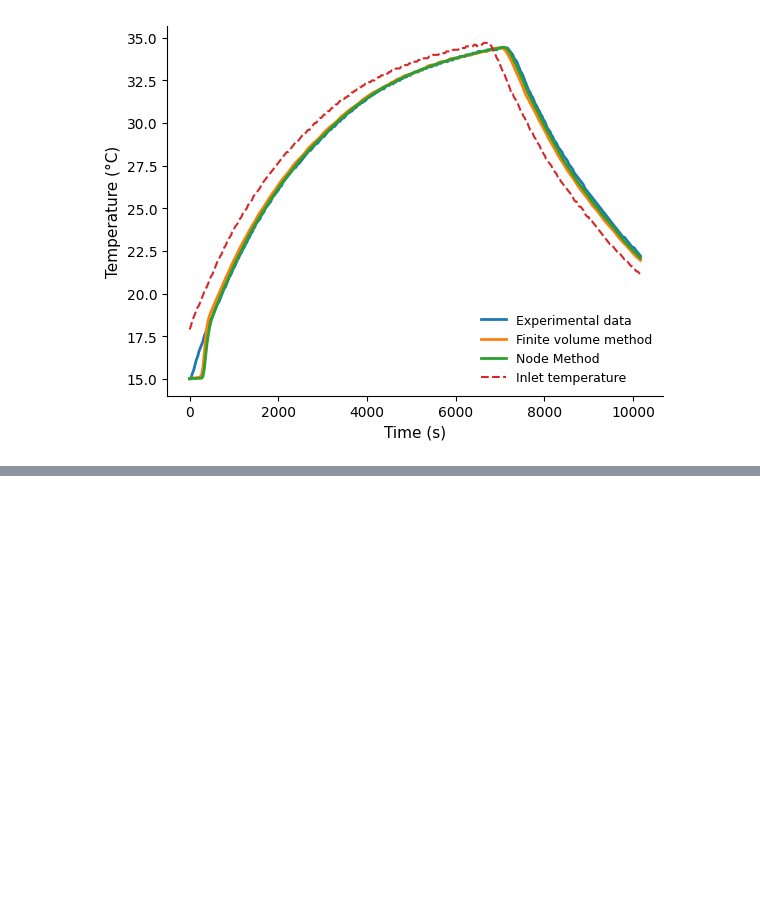
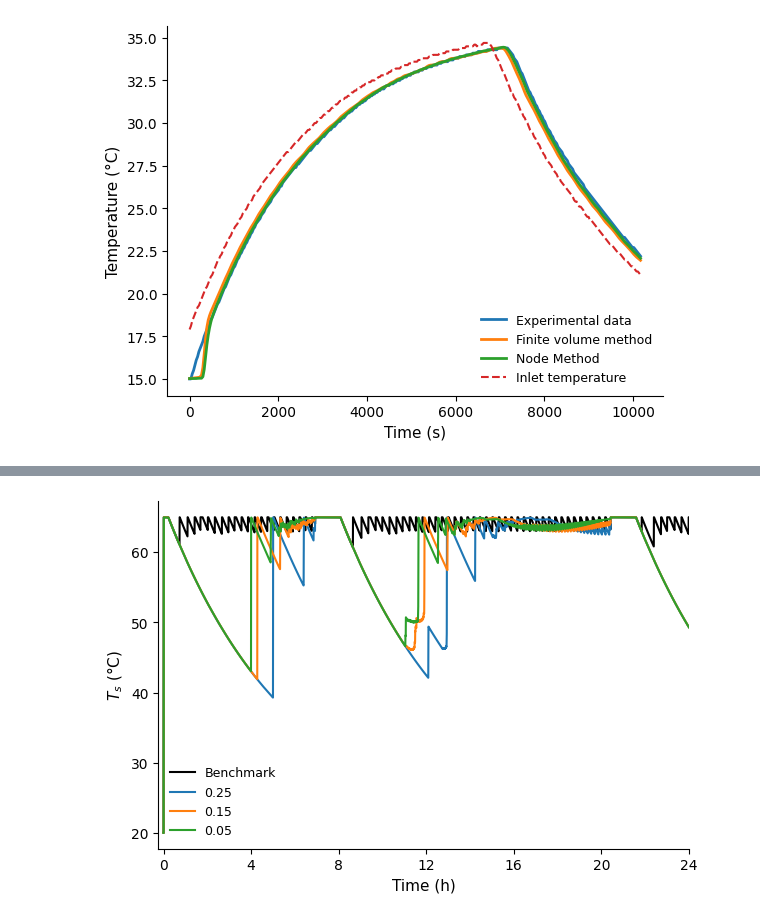
Before and after one commit to Pietervb2/thesis, a Jupyter notebook: codeplotLIT/thesisplots.ipynb, the cells around one changed output, grey strips where cells are left out. Saved outputs shown, nothing was run; the diff lists cells and outputs as text; code cells hidden in the pictures; blank space fills up the shorter version.

```diff
--- a/codeplotLIT/thesisplots.ipynb
+++ b/codeplotLIT/thesisplots.ipynb
@@ -376,0 +438,10 @@ for exp in experiments:
+# %%
+def format_plot_time_axis(num_hours=24, ax=None, left_pad_frac=0.01):
+    if ax is None:
+        ax = plt.gca()
+    total_seconds = num_hours * 3600
+    pad = left_pad_frac * total_seconds
+    ax.set_xlim(-pad, total_seconds)
+    ticks_seconds = np.arange(0, num_hours + 1, 4) * 3600
+    ax.set_xticks(ticks_seconds)
+    ax.set_xticklabels([f'{int(h)}' for h in np.arange(0, num_hours + 1, 4)])
@@ -376,0 +494,55 @@ for exp in experiments:
+# %%
+# Set once, near the top of the file/notebook (matches your thesisplots.ipynb style block)
+plt.rcParams.update({
+    'font.size': 11,
+    'axes.labelsize': 11,
+    'legend.fontsize': 9,
+    'xtick.labelsize': 10,
+    'ytick.labelsize': 10,
+    'axes.spines.top': False,
+    'axes.spines.right': False,
+    'legend.frameon': False,
+})
+
+for i in range(2,3):
+
+    profile = f'Profile {i}'
+    n_init_points = 10
+    n_iter = 15
+    dt = 1
+
+    day_str_list = ['2026-07-06', '2026-07-07', '2026-07-08']
+    alpha = [0.25,0.15,0.05]
+
+    fig_s, ax_s = plt.subplots(figsize=(6, 4), constrained_layout=True)
+    # fig_r, ax_r = plt.subplots(figsize=(6, 4), constrained_layout=True)
+
+    bench_plot = False
+    for i, day_str in enumerate(day_str_list):
+        alpha_val = alpha[i]
+
+        if not bench_plot:
+            ax_s.plot(time, dict_Ts['bench'], color='black', lw=1.5, label='Benchmark')
+            # ax_r.plot(time, dict_Tr['bench'], color='black', lw=1.5, label='Benchmark')
+            bench_plot = True
+
+        ax_s.plot(time, dict_Ts[alpha_val], lw=1.5, label=str(alpha_val))
+        # ax_r.plot(time, dict_Tr[alpha_val], lw=1.5, ls = '--', label=str(alpha_val))
+
+    ax_s.set_ylabel(r'$T_s$ (°C)')
+    ax_s.set_xlabel('Time (h)')
+    ax_s.legend(loc='best')
+    format_plot_time_axis(ax=ax_s)
+
+    # ax_r.set_ylabel(r'$T_r$ (°C)')
+    # ax_r.set_xlabel('Time (h)')
+    # ax_r.legend(loc='best')
+    # format_plot_time_axis(ax=ax_r)
+
+    fig_s.show()
+    # fig_r.show()
+
+    # fig_s.savefig(os.path.join(output_folder, 'supply_temperature.pdf'), bbox_inches='tight')
+    # fig_r.savefig(os.path.join(output_folder, 'return_temperature.pdf'), bbox_inches='tight')
+# %% [output]
+[figure, added]
```
Also changed, not shown: parts of 7 cells of this notebook, 15 other files.
